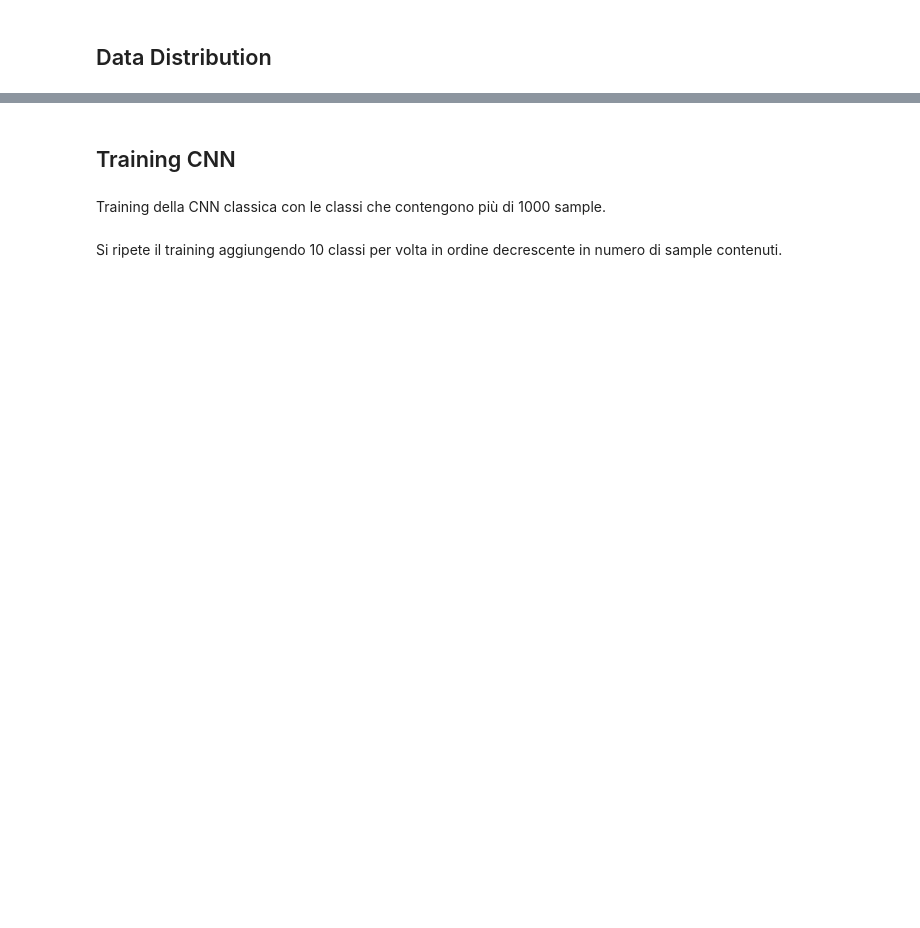
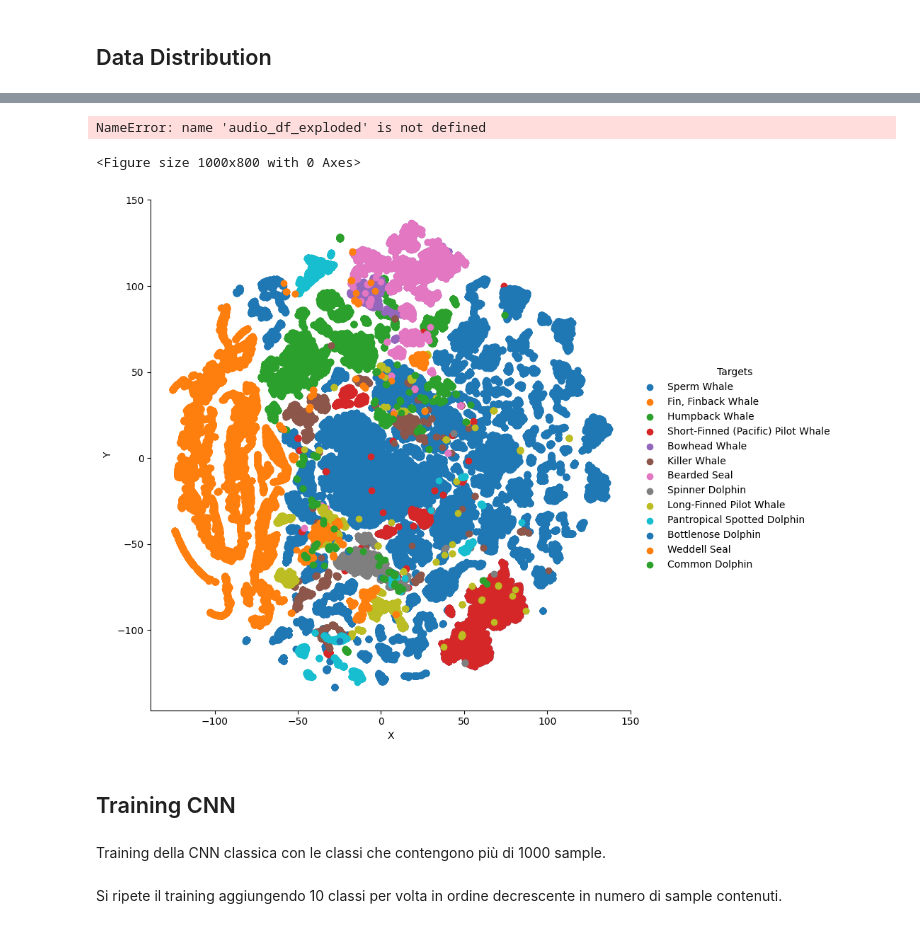
Before and after one commit to VerzaElisa/FewShotLearning, a Jupyter notebook: CNN - main.ipynb, the cells around one changed output, grey strips where cells are left out. Drawn from its saved outputs; the diff is of its cells as text; code cells hidden in the pictures; blank space fills up the shorter version.

```diff
--- a/CNN - main.ipynb
+++ b/CNN - main.ipynb
@@ -16,7 +16,8 @@ import seaborn as sns
 
 SPLIT_PERC = {'train': 0.8, 'val': 0.2}
 DATA_DIR = os.path.join('data', 'mammals_calls')
-TO_TRAIN = False
+AUDIO_DIR = os.path.join('data', 'audio')
+TO_TRAIN = True
 h = 164
 w = 397
 
@@ -116,8 +133,9 @@ audio_df_exploded = audio_df.explode('chunk_list').reset_index(drop=True)
 print(f'Different species in audio dataset: {audio_df_exploded["species"].nunique()}')
 # %%
 print(f'Different species in audio dataset: {audio_df_exploded["species"].unique()}')
-# stampare la lunghezza della lista contenuta in 'chunk_list' per ogni riga del dataframe
 print(audio_df_exploded.head())
+# %% [output]
+NameError: name 'audio_df_exploded' is not defined
 # %%
 # eliminare le righe con liste vuote in 'chunk_list'
 audio_df_exploded_clean = audio_df_exploded.dropna(axis=0, subset=['chunk_list'])
@@ -135,9 +153,12 @@ tsne_df = pd.DataFrame(np.column_stack((x_transformed, audio_df_exploded_clean["
 tsne_df.loc[:, "Targets"] = tsne_df.Targets.astype('category')
 # %%
 plt.figure(figsize=(10,8))
-g = sns.FacetGrid(data=tsne_df, hue='Targets', height=8)
+g = sns.FacetGrid(data=tsne_df, hue='Targets', height=8, palette="tab10")
 g.map(plt.scatter, 'X', 'Y').add_legend()
 plt.show()
+# %% [output]
+<Figure size 1000x800 with 0 Axes>
+[figure, added]
 # %% [markdown]
 ## Training CNN
 # %%
```
Also changed, not shown: parts of 7 cells of this notebook, 4 other files.
